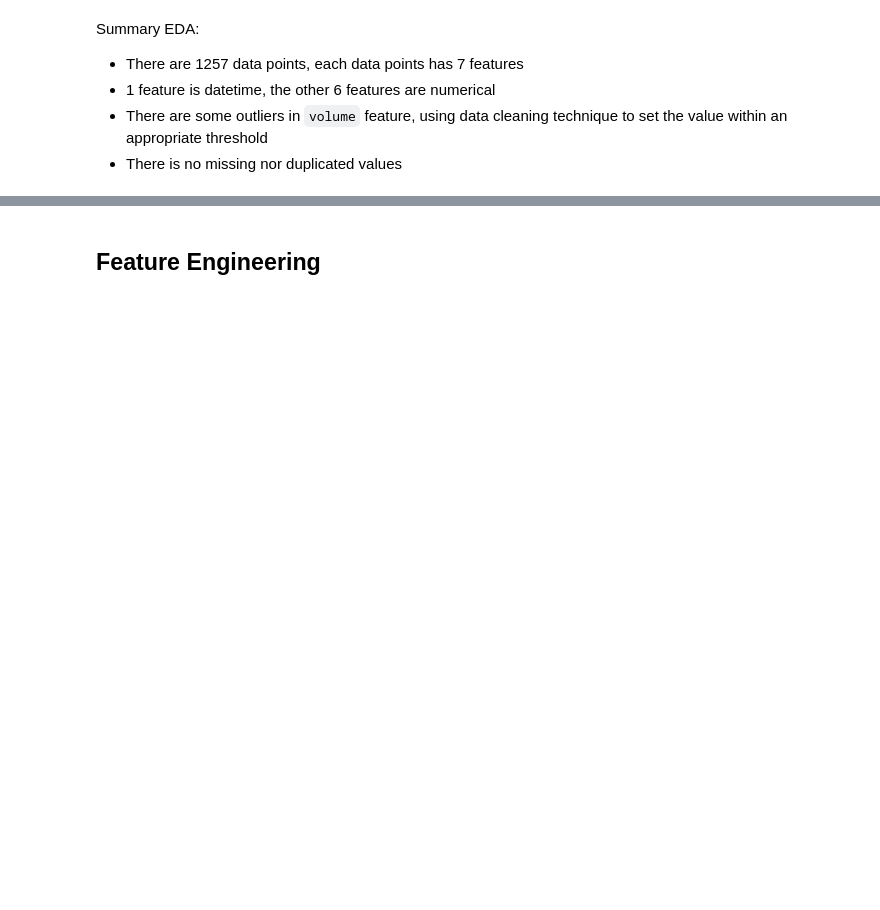
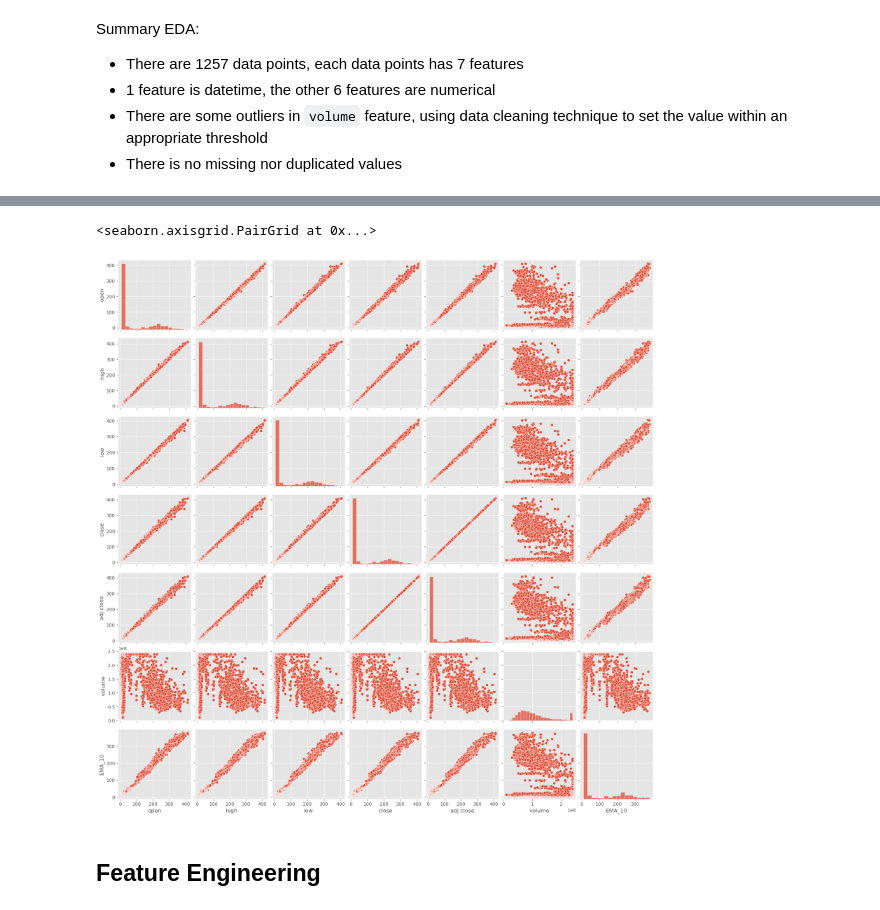
Before and after one commit to thonglamhai/stock-price-prediction, a Jupyter notebook: stock_price_prediction.ipynb, the cells around one changed output, grey strips where cells are left out. Cells and saved outputs as stored; diff of their text form; code cells hidden in the pictures; blank space fills up the shorter version.

```diff
--- a/stock_price_prediction.ipynb
+++ b/stock_price_prediction.ipynb
@@ -307,2 +303,7 @@ plt.show()
+# %%
+sns.pairplot(df)
+# %% [output]
+<seaborn.axisgrid.PairGrid at 0x...>
+[figure, added]
 # %% [markdown]
 ## Feature Engineering
```
Also changed, not shown: parts of 101 cells of this notebook, 1 other file.
